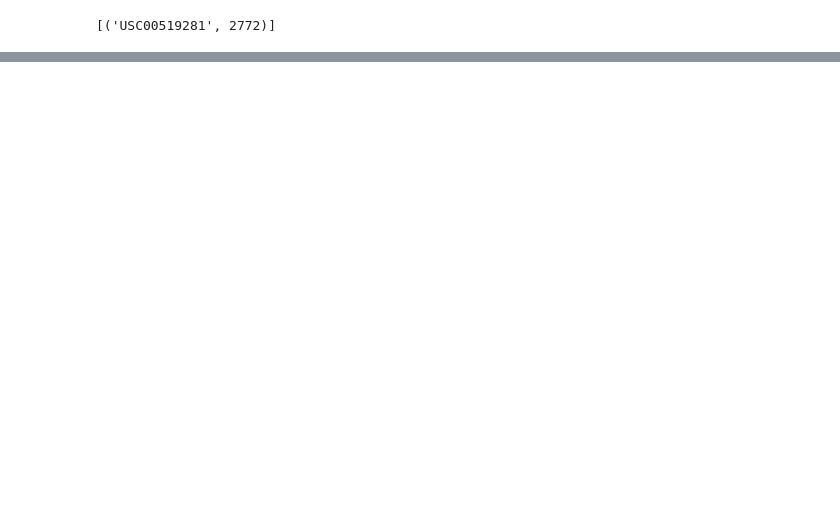
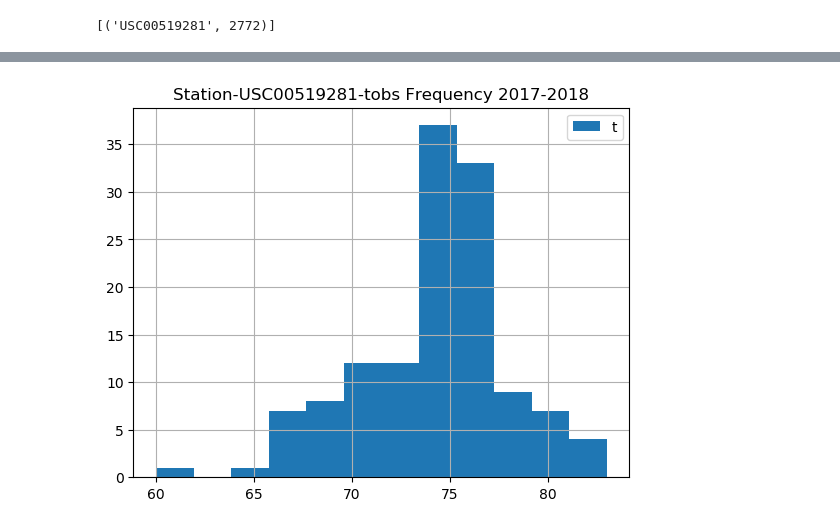
Before and after one commit to yinlingw/Surfs-Up-, a Jupyter notebook: HW11_SurfsUp!/climate_analysis.ipynb, the cells around one changed output, grey strips where cells are left out. Cells and saved outputs as stored; diff of their text form; code cells hidden in the pictures; blank space fills up the shorter version.

```diff
--- a/HW11_SurfsUp!/climate_analysis.ipynb
+++ b/HW11_SurfsUp!/climate_analysis.ipynb
@@ -138,0 +167,4 @@ TypeError: Empty 'DataFrame': no numeric data to plot
+# %%
+results_high_tobs_year = session.query(Measurement.station, Measurement.date, Measurement.tobs).\
+    filter(Measurement.station == 'USC00519281', Measurement.date >= '2017-04-01', Measurement.date <= '2018-04-20').all()
+results_high_tobs_year
@@ -138,0 +189,10 @@ TypeError: Empty 'DataFrame': no numeric data to plot
+# %%
+result_tobs = [int(result[2]) for result in results_high_tobs_year]
+# %%
+plt.hist(result_tobs, bins=12)
+plt.title("Station-USC00519281-tobs Frequency 2017-2018")
+plt.legend("tobs")
+plt.grid()
+plt.show()
+# %% [output]
+[figure, added]
```
Also changed, not shown: parts of 10 cells of this notebook.
